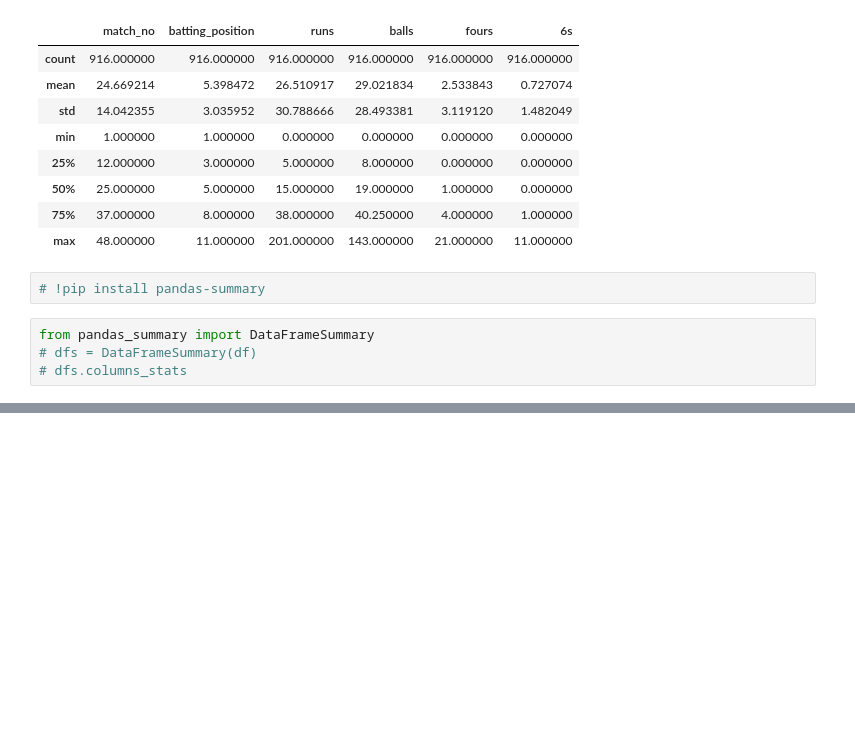
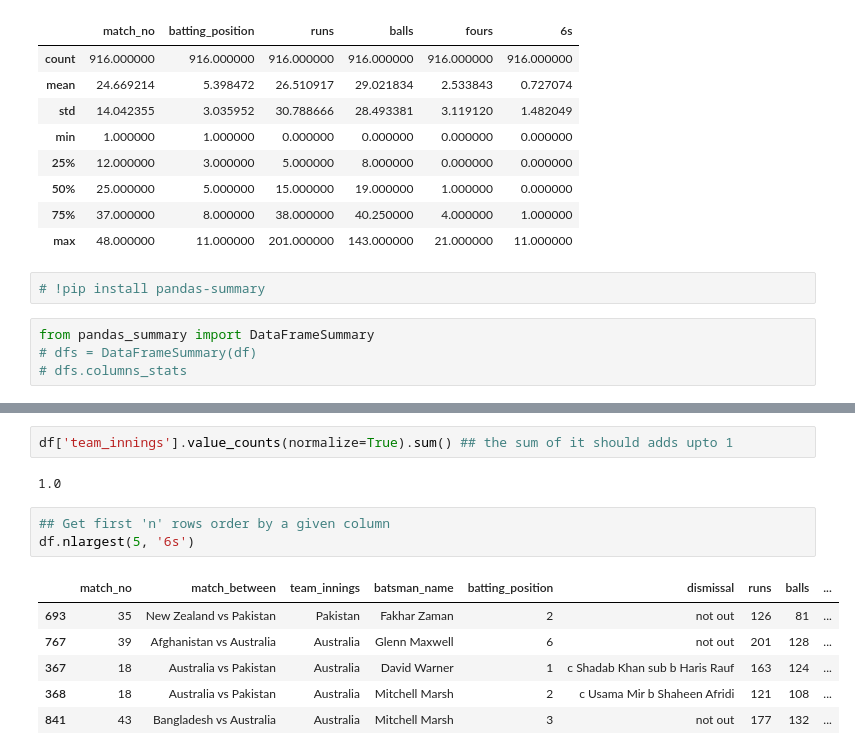
Before and after one commit to themrinalsinha/EverythingAI, a Jupyter notebook: Tools/Pandas Learnings/Introduction.ipynb, the cells around one changed output, grey strips where cells are left out. Saved outputs shown, nothing was run; the diff lists cells and outputs as text; blank space fills up the shorter version.

```diff
--- a/Tools/Pandas Learnings/Introduction.ipynb
+++ b/Tools/Pandas Learnings/Introduction.ipynb
@@ -560,0 +617,14 @@ from pandas_summary import DataFrameSummary
+# %%
+df['team_innings'].value_counts(normalize=True).sum() ## the sum of it should adds upto 1
+# %% [output]
+1.0
+# %%
+## Get first 'n' rows order by a given column
+df.nlargest(5, '6s')
+# %% [output]
+|  | match_no | match_between | team_innings | batsman_name | batting_position | dismissal | runs | balls | ... |
+| 693 | 35 | New Zealand vs Pakistan | Pakistan | Fakhar Zaman | 2 | not out | 126 | 81 | ... |
+| 767 | 39 | Afghanistan vs Australia | Australia | Glenn Maxwell | 6 | not out | 201 | 128 | ... |
+| 367 | 18 | Australia vs Pakistan | Australia | David Warner | 1 | c Shadab Khan sub b Haris Rauf | 163 | 124 | ... |
+| 368 | 18 | Australia vs Pakistan | Australia | Mitchell Marsh | 2 | c Usama Mir b Shaheen Afridi | 121 | 108 | ... |
+| 841 | 43 | Bangladesh vs Australia | Australia | Mitchell Marsh | 3 | not out | 177 | 132 | ... |
```
Also changed, not shown: parts of 19 cells of this notebook.
